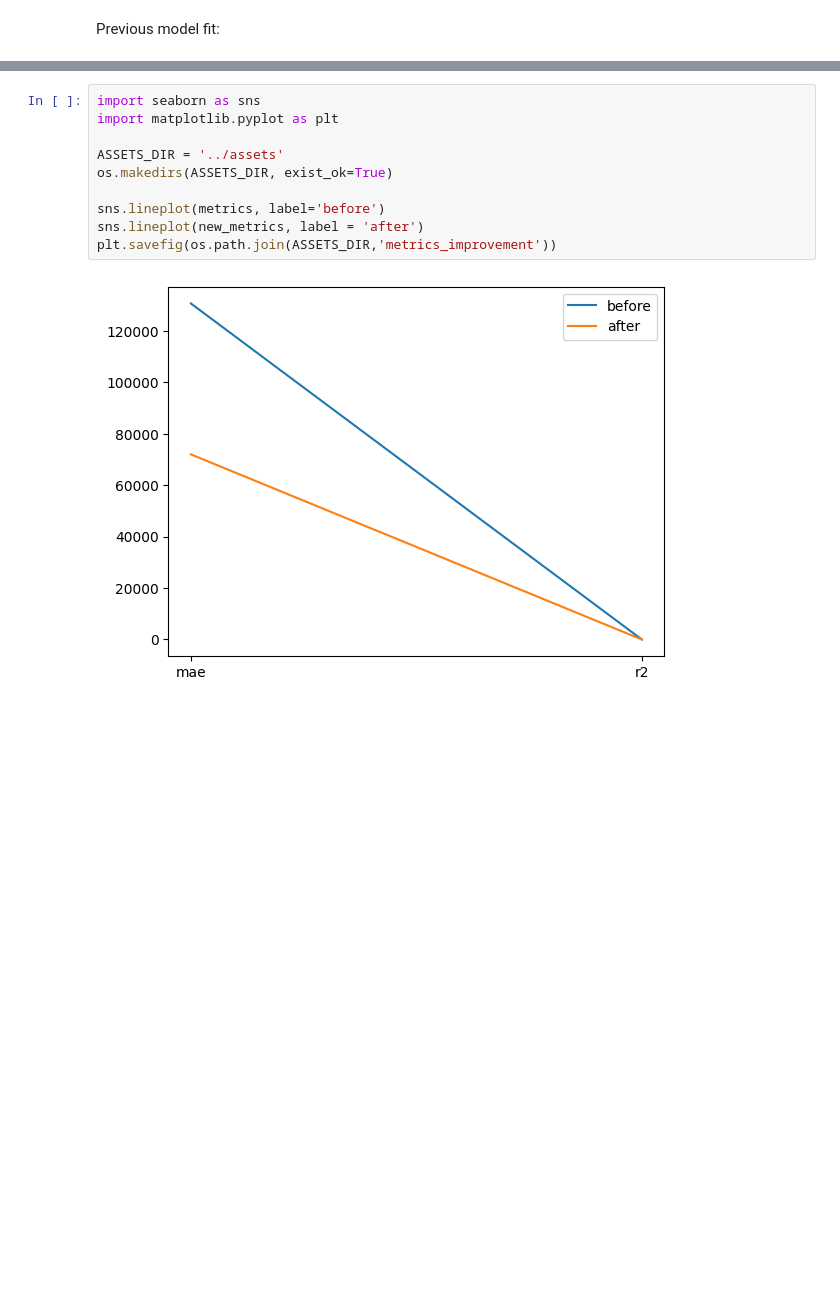
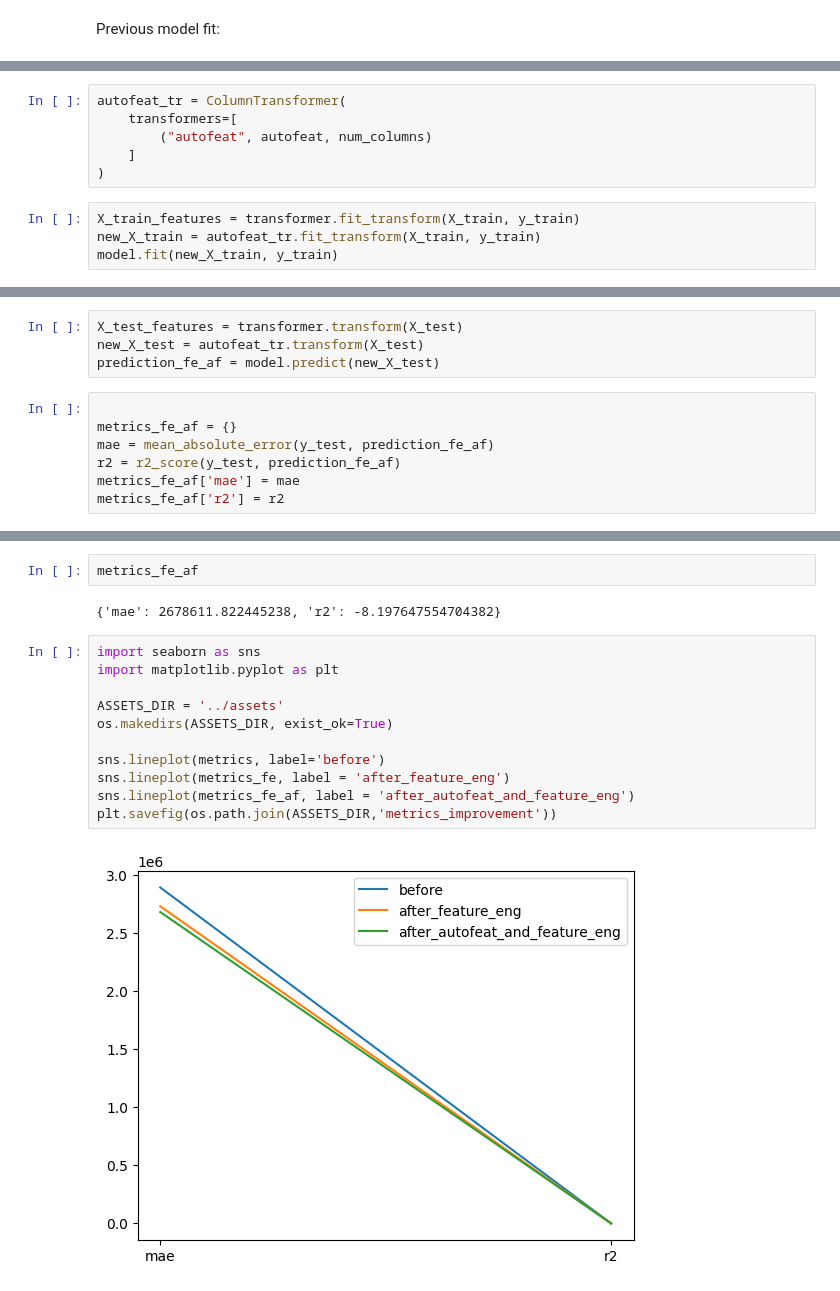
Before and after one commit to AleksandraKurochkina/yandex-real-estate-improvement, a Jupyter notebook: model_improvement/feature_extracting.ipynb, the cells around one changed output, grey strips where cells are left out. Drawn from its saved outputs; the diff is of its cells as text; blank space fills up the shorter version.

Commit message:
Autofeat and logging

```diff
--- a/model_improvement/feature_extracting.ipynb
+++ b/model_improvement/feature_extracting.ipynb
@@ -126,0 +132,10 @@ new_metrics['r2'] = r2
+# %%
+autofeat_tr = ColumnTransformer(
+    transformers=[
+        ("autofeat", autofeat, num_columns)
+    ]
+)
+# %%
+X_train_features = transformer.fit_transform(X_train, y_train)
+new_X_train = autofeat_tr.fit_transform(X_train, y_train)
+model.fit(new_X_train, y_train)
@@ -126,0 +154,11 @@ new_metrics['r2'] = r2
+# %%
+X_test_features = transformer.transform(X_test)
+new_X_test = autofeat_tr.transform(X_test)
+prediction_fe_af = model.predict(new_X_test)
+# %%
+
+metrics_fe_af = {}
+mae = mean_absolute_error(y_test, prediction_fe_af)
+r2 = r2_score(y_test, prediction_fe_af)
+metrics_fe_af['mae'] = mae
+metrics_fe_af['r2'] = r2
@@ -127,12 +169,17 @@ new_metrics['r2'] = r2
+# %%
+metrics_fe_af
+# %% [output]
+{'mae': 2678611.822445238, 'r2': -8.197647554704382}
 # %%
 import seaborn as sns
 import matplotlib.pyplot as plt
 
 ASSETS_DIR = '../assets'
 os.makedirs(ASSETS_DIR, exist_ok=True)
 
 sns.lineplot(metrics, label='before')
-sns.lineplot(new_metrics, label = 'after')
+sns.lineplot(metrics_fe, label = 'after_feature_eng')
+sns.lineplot(metrics_fe_af, label = 'after_autofeat_and_feature_eng')
 plt.savefig(os.path.join(ASSETS_DIR,'metrics_improvement'))
 # %% [output]
-[figure, old version]
+[figure, new version]
```
Also changed, not shown: parts of 11 cells of this notebook, 4 other files.
